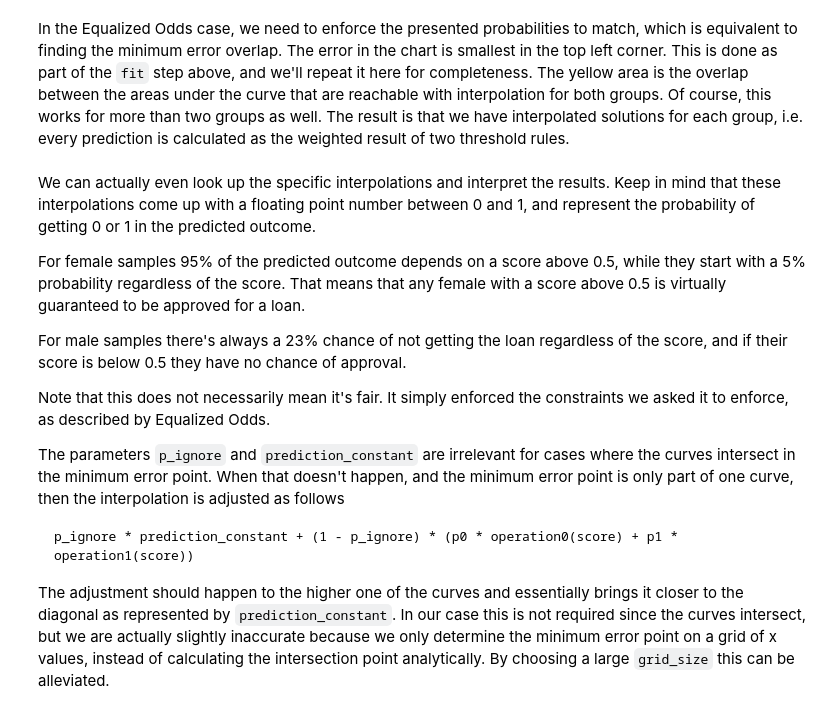
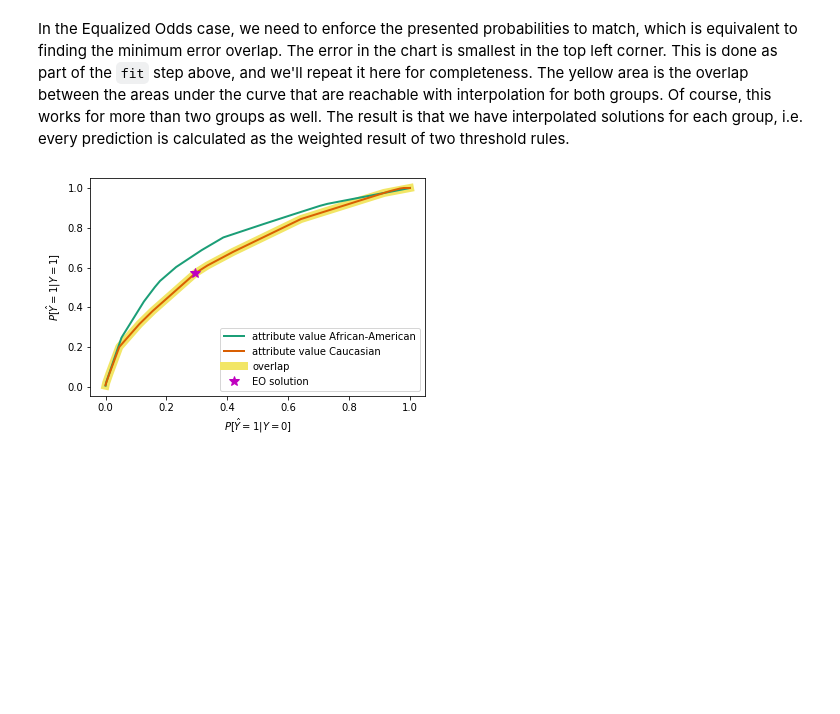
Before and after one commit to fairlearn/fairlearn, a Jupyter notebook: notebooks/Threshold Optimization Post-Processing for Binary Classification.ipynb, the cells around one changed output. Cells and saved outputs as stored; diff of their text form; code cells hidden in the pictures; blank space fills up the shorter version.

````diff
--- a/notebooks/Threshold Optimization Post-Processing for Binary Classification.ipynb
+++ b/notebooks/Threshold Optimization Post-Processing for Binary Classification.ipynb
@@ -156,17 +202,0 @@ show_proportions(X_test, fairness_aware_predictions_DP_test, y_test, description
-# %%
-from fairlearn.post_processing import ThresholdOptimizer
-from copy import deepcopy
-
-unconstrained_predictor_wrapper = LogisticRegressionAsRegression(unconstrained_predictor)
-post_processed_predictor_EO = ThresholdOptimizer(unconstrained_predictor=unconstrained_predictor_wrapper,
-                                             constraints="equalized_odds",
-                                             plot=True,
-                                             random_state=0)
-
-post_processed_predictor_EO.fit(X_train, y_train, sensitive_features=X_train.Sex)
-
-fairness_aware_predictions_EO_train = post_processed_predictor_EO.predict(X_train, sensitive_features=X_train.Sex)
-fairness_aware_predictions_EO_test = post_processed_predictor_EO.predict(X_test, sensitive_features=X_test.Sex)
-
-show_proportions(X_train, fairness_aware_predictions_EO_train, y_train, description="equalized odds with post-processed model on training data:", plot_row_index=1)
-show_proportions(X_test, fairness_aware_predictions_EO_test, y_test, description="equalized odds with post-processed model on test data:", plot_row_index=2)
@@ -269,18 +336,6 @@ plt.ylabel("$P[\\hat{Y}=1|Y=1]$")
 # %% [markdown]
 In the Equalized Odds case, we need to enforce the presented probabilities to match, which is equivalent to finding the minimum error overlap. The error in the chart is smallest in the top left corner. This is done as part of the `fit` step above, and we'll repeat it here for completeness. The yellow area is the overlap between the areas under the curve that are reachable with interpolation for both groups. Of course, this works for more than two groups as well. The result is that we have interpolated solutions for each group, i.e. every prediction is calculated as the weighted result of two threshold rules.
 # %%
-post_processed_predictor_EO.fit(X_train, y_train, sensitive_features=X_train.Sex)
+post_processed_predictor_EO.fit(X_train, y_train, sensitive_features=sensitive_features_train)
+# %% [output]
+[figure, added]
-# %% [markdown]
-We can actually even look up the specific interpolations and interpret the results. Keep in mind that these interpolations come up with a floating point number between 0 and 1, and represent the probability of getting 0 or 1 in the predicted outcome.
-
-For female samples 95% of the predicted outcome depends on a score above 0.5, while they start with a 5% probability regardless of the score. That means that any female with a score above 0.5 is virtually guaranteed to be approved for a loan.
-
-For male samples there's always a 23% chance of not getting the loan regardless of the score, and if their score is below 0.5 they have no chance of approval.
-
-Note that this does not necessarily mean it's fair. It simply enforced the constraints we asked it to enforce, as described by Equalized Odds.
-
-The parameters `p_ignore` and `prediction_constant` are irrelevant for cases where the curves intersect in the minimum error point. When that doesn't happen, and the minimum error point is only part of one curve, then the interpolation is adjusted as follows
-```
-p_ignore * prediction_constant + (1 - p_ignore) * (p0 * operation0(score) + p1 * operation1(score))
-```
-The adjustment should happen to the higher one of the curves and essentially brings it closer to the diagonal as represented by `prediction_constant`. In our case this is not required since the curves intersect, but we are actually slightly inaccurate because we only determine the minimum error point on a grid of x values, instead of calculating the intersection point analytically. By choosing a large `grid_size` this can be alleviated.
````
Also changed, not shown: parts of 34 cells of this notebook, 4 other files.
